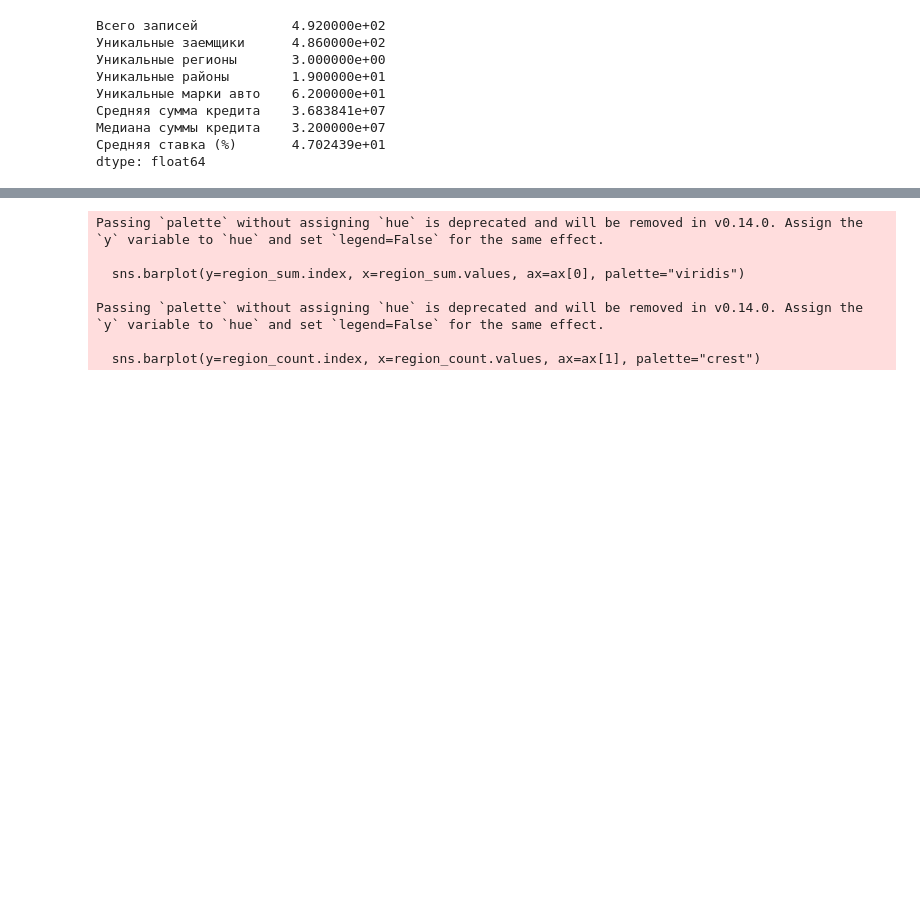
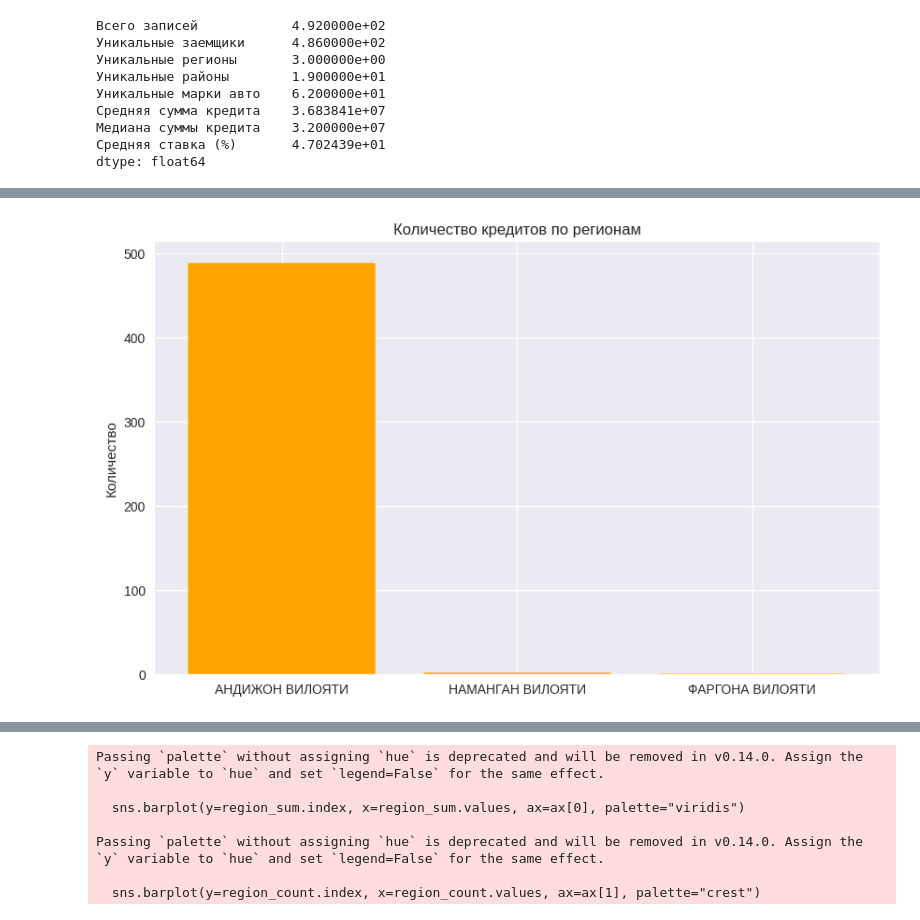
Before and after one commit to globallstudent/adex, a Jupyter notebook: garovli.ipynb, the cells around one changed output, grey strips where cells are left out. Saved outputs shown, nothing was run; the diff lists cells and outputs as text; code cells hidden in the pictures; blank space fills up the shorter version.

```diff
--- a/garovli.ipynb
+++ b/garovli.ipynb
@@ -87,0 +119,7 @@ dtype: float64
+# %%
+plt.bar(region_grp.index, region_grp["count"], color="orange")
+plt.title("Количество кредитов по регионам")
+plt.ylabel("Количество")
+plt.show()
+# %% [output]
+[figure, added]
```
Also changed, not shown: parts of 11 cells of this notebook.
